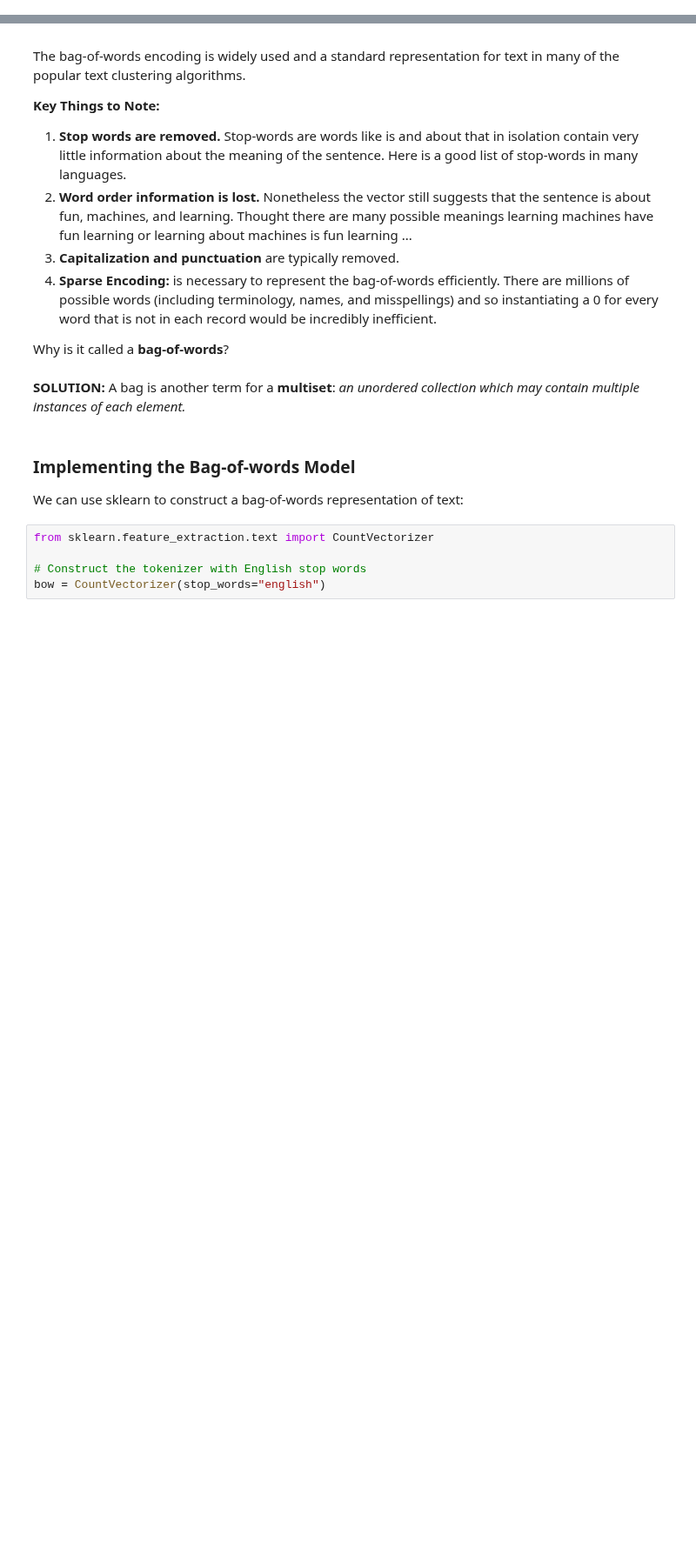
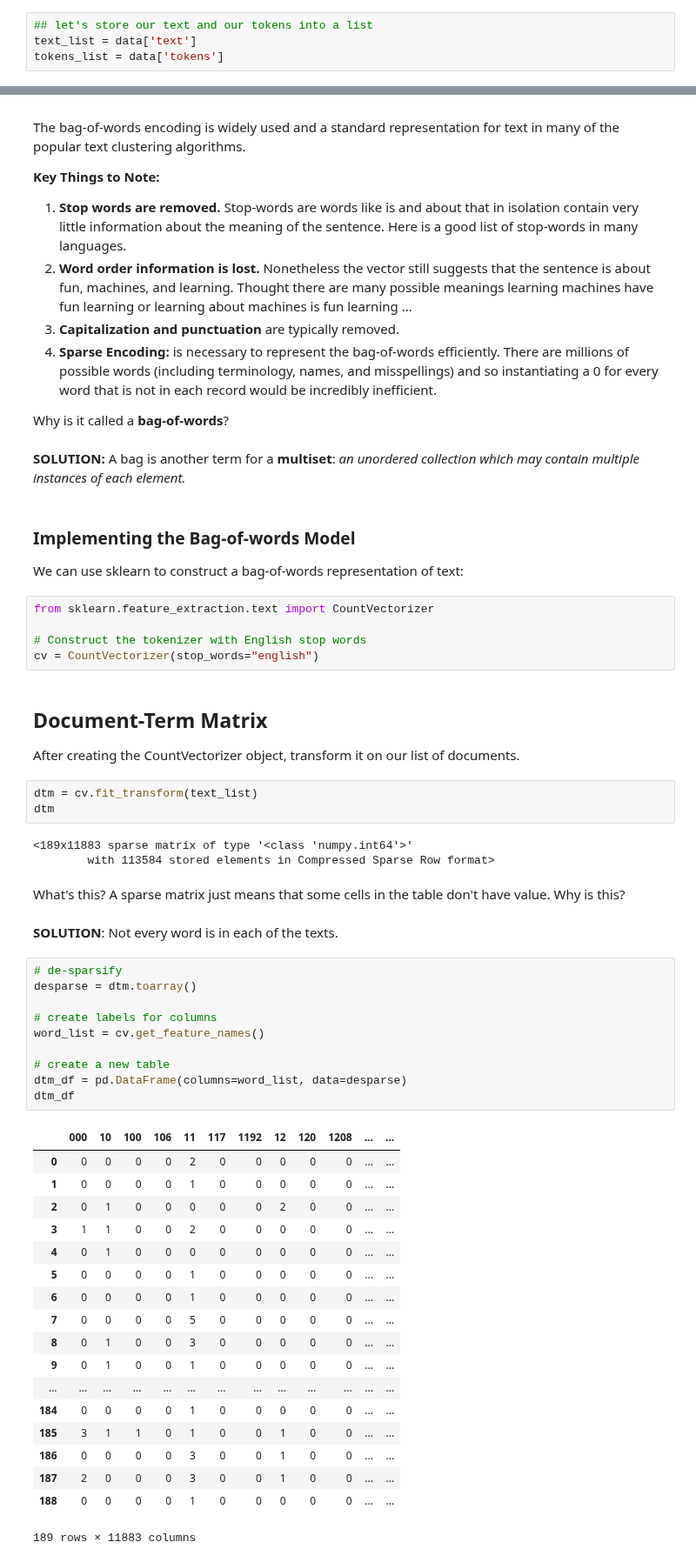
Before and after one commit to ds-modules/LEGALST-190, a Jupyter notebook: labs/3-6/3-6 Intro to Text Analysis.ipynb, the cells around one changed output, grey strips where cells are left out. Shown at 87% size. Saved outputs shown, nothing was run; the diff lists cells and outputs as text; blank space fills up the shorter version.

```diff
--- a/labs/3-6/3-6 Intro to Text Analysis.ipynb
+++ b/labs/3-6/3-6 Intro to Text Analysis.ipynb
@@ -33,6 +33,10 @@ data.show(5)
 | 56 | 2001 | PHL | ﻿Let me begin by congratulating Y... | ﻿let begin congratul your excel m... |
 | 56 | 2001 | MRT | ﻿I am delighted to be able to con... | ﻿i delight abl congratul sir beha... |
 ... (184 rows omitted)
+# %%
+## let's store our text and our tokens into a list
+text_list = data['text']
+tokens_list = data['tokens']
 # %% [markdown]
 ## Bag-of-Words Encoding
 
@@ -56,4 +60,47 @@ We can use sklearn to construct a bag-of-words representation of text:
 from sklearn.feature_extraction.text import CountVectorizer
 
 # Construct the tokenizer with English stop words
-bow = CountVectorizer(stop_words="english")
+cv = CountVectorizer(stop_words="english")
+# %% [markdown]
+## Document-Term Matrix
+
+After creating the CountVectorizer object, transform it on our list of documents.
+# %%
+dtm = cv.fit_transform(text_list)
+dtm
+# %% [output]
+<189x11883 sparse matrix of type '<class 'numpy.int64'>'
+        with 113584 stored elements in Compressed Sparse Row format>
+# %% [markdown]
+What's this? A sparse matrix just means that some cells in the table don't have value. Why is this?
+# %% [markdown]
+__SOLUTION__: Not every word is in each of the texts.
+# %%
+# de-sparsify
+desparse = dtm.toarray()
+
+# create labels for columns
+word_list = cv.get_feature_names()
+
+# create a new table
+dtm_df = pd.DataFrame(columns=word_list, data=desparse)
+dtm_df
+# %% [output]
+|  | 000 | 10 | 100 | 106 | 11 | 117 | 1192 | 12 | 120 | 1208 | ... | ... |
+| 0 | 0 | 0 | 0 | 0 | 2 | 0 | 0 | 0 | 0 | 0 | ... | ... |
+| 1 | 0 | 0 | 0 | 0 | 1 | 0 | 0 | 0 | 0 | 0 | ... | ... |
+| 2 | 0 | 1 | 0 | 0 | 0 | 0 | 0 | 2 | 0 | 0 | ... | ... |
+| 3 | 1 | 1 | 0 | 0 | 2 | 0 | 0 | 0 | 0 | 0 | ... | ... |
+| 4 | 0 | 1 | 0 | 0 | 0 | 0 | 0 | 0 | 0 | 0 | ... | ... |
+| 5 | 0 | 0 | 0 | 0 | 1 | 0 | 0 | 0 | 0 | 0 | ... | ... |
+| 6 | 0 | 0 | 0 | 0 | 1 | 0 | 0 | 0 | 0 | 0 | ... | ... |
+| 7 | 0 | 0 | 0 | 0 | 5 | 0 | 0 | 0 | 0 | 0 | ... | ... |
+| 8 | 0 | 1 | 0 | 0 | 3 | 0 | 0 | 0 | 0 | 0 | ... | ... |
+| 9 | 0 | 1 | 0 | 0 | 1 | 0 | 0 | 0 | 0 | 0 | ... | ... |
+| ... | ... | ... | ... | ... | ... | ... | ... | ... | ... | ... | ... | ... |
+| 184 | 0 | 0 | 0 | 0 | 1 | 0 | 0 | 0 | 0 | 0 | ... | ... |
+| 185 | 3 | 1 | 1 | 0 | 1 | 0 | 0 | 1 | 0 | 0 | ... | ... |
+| 186 | 0 | 0 | 0 | 0 | 3 | 0 | 0 | 1 | 0 | 0 | ... | ... |
+| 187 | 2 | 0 | 0 | 0 | 3 | 0 | 0 | 1 | 0 | 0 | ... | ... |
+| 188 | 0 | 0 | 0 | 0 | 1 | 0 | 0 | 0 | 0 | 0 | ... | ... |
+189 rows × 11883 columns
```
Also changed, not shown: parts of 12 cells of this notebook.
